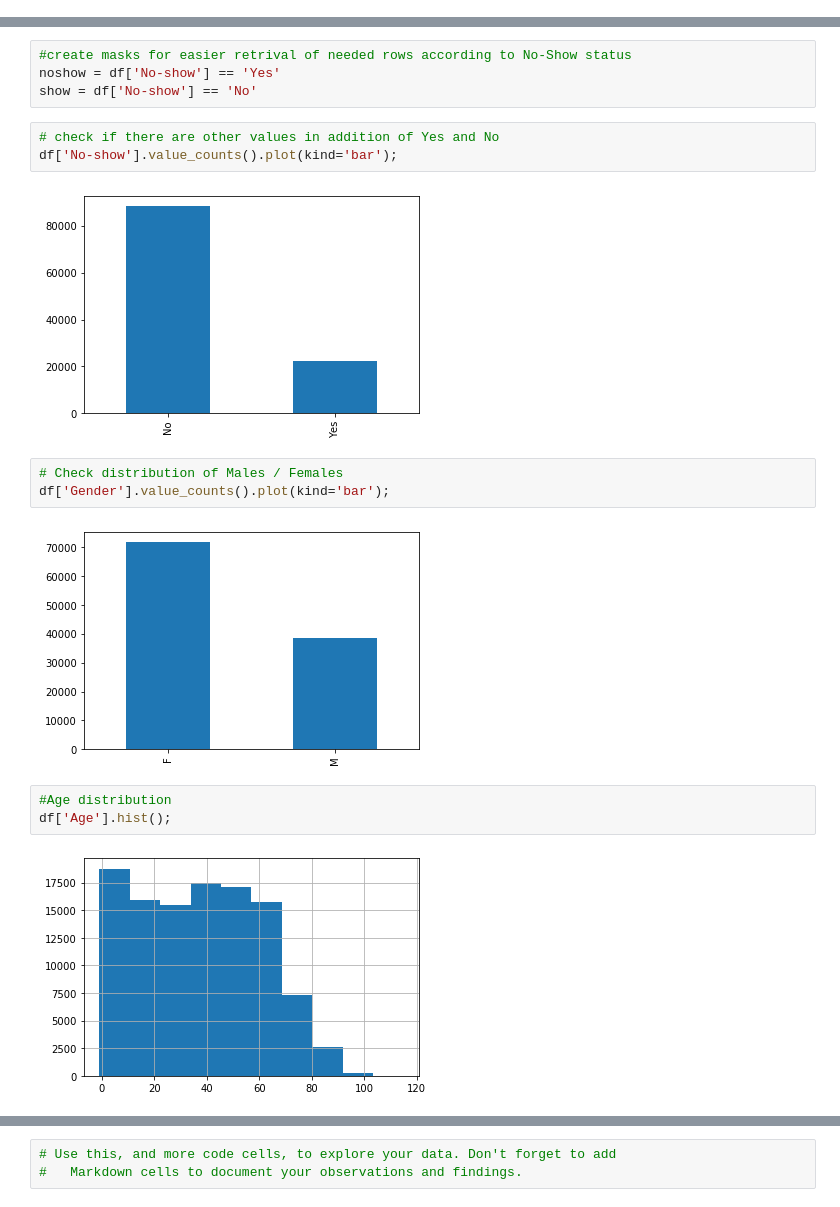
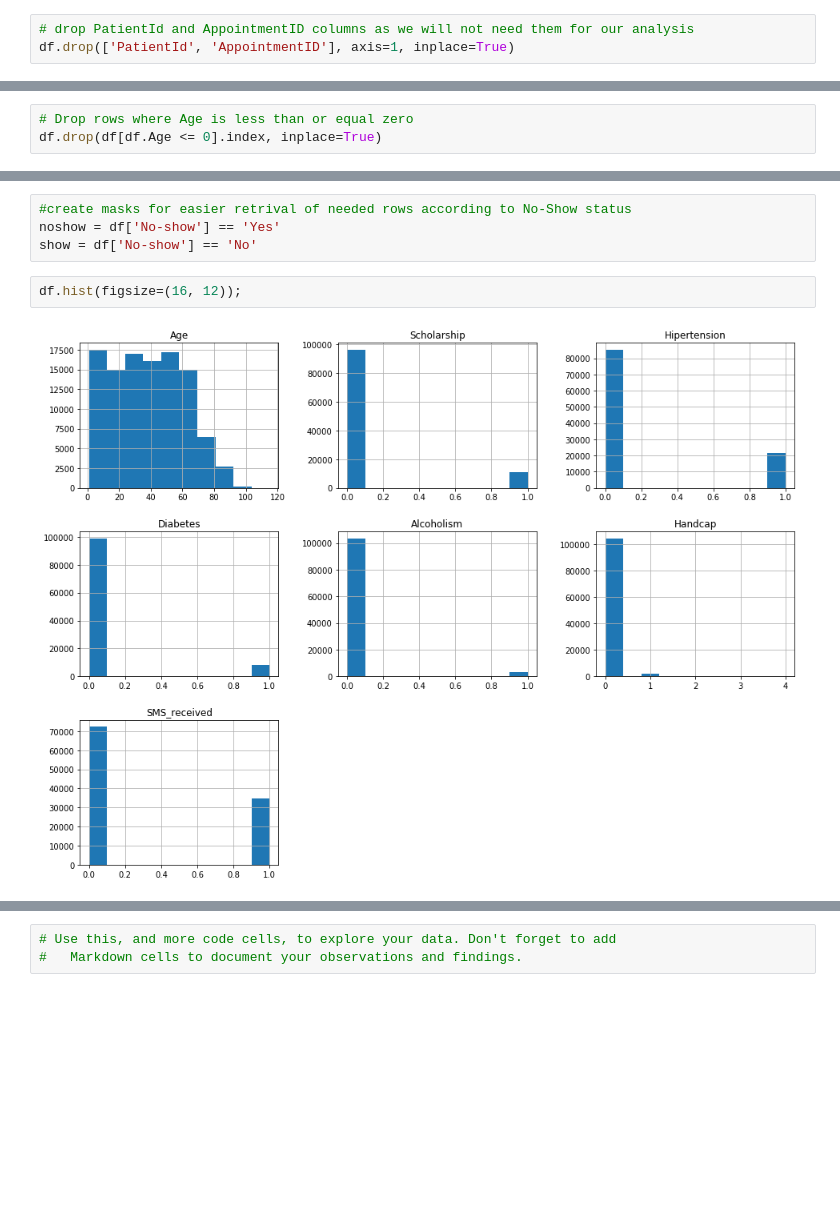
Before and after one commit to walidsi/Udacity_ADA, a Jupyter notebook: No_Show_Appointments_Analysis.ipynb, the cells around one changed output, grey strips where cells are left out. Drawn from its saved outputs; the diff is of its cells as text; blank space fills up the shorter version.

```diff
--- a/No_Show_Appointments_Analysis.ipynb
+++ b/No_Show_Appointments_Analysis.ipynb
@@ -183,0 +200,3 @@ df[df['Age'] < 0]
+# %%
+# drop PatientId and AppointmentID columns as we will not need them for our analysis
+df.drop(['PatientId', 'AppointmentID'], axis=1, inplace=True)
@@ -184,2 +212,5 @@ df[df['Age'] < 0]
+# %%
+# Drop rows where Age is less than or equal zero
+df.drop(df[df.Age <= 0].index, inplace=True)
 # %% [markdown]
 <a id='eda'></a>
@@ -192,18 +223,7 @@ df[df['Age'] < 0]
 #create masks for easier retrival of needed rows according to No-Show status
 noshow = df['No-show'] == 'Yes'
 show = df['No-show'] == 'No'
-# %%
-# check if there are other values in addition of Yes and No
-df['No-show'].value_counts().plot(kind='bar');
-# %% [output]
-[figure, removed]
-# %%
-# Check distribution of Males / Females
-df['Gender'].value_counts().plot(kind='bar');
-# %% [output]
-[figure, removed]
-# %%
-#Age distribution
-df['Age'].hist();
-# %% [output]
-[figure, removed]
+# %%
+df.hist(figsize=(16, 12));
+# %% [output]
+[figure, added]
```
Also changed, not shown: parts of 17 cells of this notebook.
